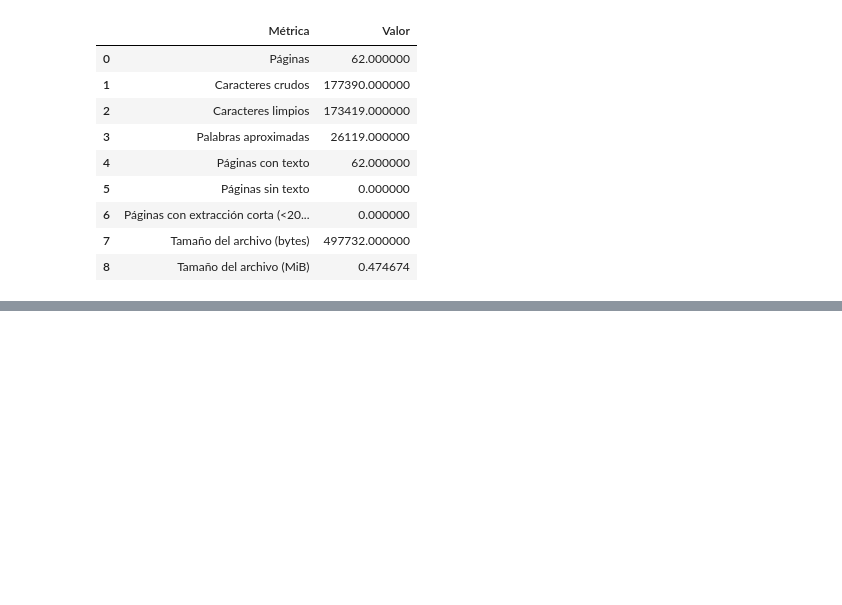
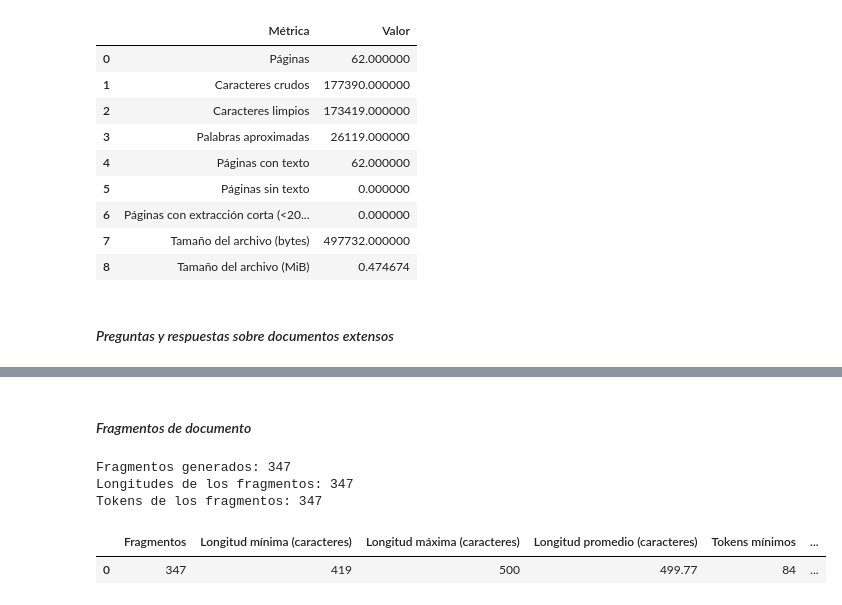
Before and after one commit to abner-rivas/Laboratorio---ML, a Jupyter notebook: laboratorio_ml_qa.ipynb, the cells around one changed output, grey strips where cells are left out. Saved outputs shown, nothing was run; the diff lists cells and outputs as text; code cells hidden in the pictures; blank space fills up the shorter version.

Commit message:
feat: implementacion en proceso de aq para doc extensos

```diff
--- a/laboratorio_ml_qa.ipynb
+++ b/laboratorio_ml_qa.ipynb
@@ -1588,6 +1721,8 @@ display(tabla_estadisticas_documento)
 | 6 | Páginas con extracción corta (<20... | 0.000000 |
 | 7 | Tamaño del archivo (bytes) | 497732.000000 |
 | 8 | Tamaño del archivo (MiB) | 0.474674 |
+# %% [markdown]
+#### *Preguntas y respuestas sobre documentos extensos*
 # %%
 #-------------------------------------------------------
 # Preguntas sobre el documento oficial
@@ -1739,3 +1874,5 @@ display(tabla_preguntas_documento)
 | 7 | 8 | Difícil | ¿Según qué reglamento se tramita ... | Reglamento General del Sistema de... | Artículo 68 | 20 | de acuerdo con lo expresado en el... |
 | 8 | 9 | Difícil | ¿Cuándo entra en vigencia el Regl... | ocho días después de su publicaci... | Artículo 258 | 62 | El presente Reglamento entrará en... |
 | 9 | 10 | Límite de fragmento | ¿Por cuánto tiempo se amplía auto... | un año académico más | Artículo 184 | 45 | la calidad de egresado se ampliar... |
+# %% [markdown]
+#### *Fragmentos de documento*
@@ -1741,0 +1901,38 @@ display(tabla_preguntas_documento)
+# %%
+# -------------------------------------------------------
+# Fragmentación del documento oficial y análisis de estadísticas
+# -------------------------------------------------------
+
+fragmentos_documento = dividir_contexto_en_fragmentos(
+    texto_documento,
+    chunk_size=CONFIGURACION_BASE["chunk_size"],
+    overlap=CONFIGURACION_BASE["overlap"],
+    unidad=CONFIGURACION_BASE["unidad"]
+)
+
+longitudes_base = [len(frag) for frag in fragmentos_documento]
+tokens_base = [len(tokenizer_documentos.tokenize(frag)) for frag in fragmentos_documento]
+
+estadisticas_fragmentos = pd.DataFrame([ {
+    "Fragmentos": len(fragmentos_documento),
+    "Longitud mínima (caracteres)": min(longitudes_base),
+    "Longitud máxima (caracteres)": max(longitudes_base),
+    "Longitud promedio (caracteres)": sum(longitudes_base) / len(longitudes_base),
+    "Tokens mínimos": min(tokens_base),
+    "Tokens máximos": max(tokens_base),
+    "Tokens promedio": sum(tokens_base) / len(tokens_base),
+}])
+
+print(f"Fragmentos generados: {len(fragmentos_documento)}")
+print(f"Longitudes de los fragmentos: {len(longitudes_base)}")
+print(f"Tokens de los fragmentos: {len(tokens_base)}")
+display(estadisticas_fragmentos.style.format({
+    "Longitud promedio (caracteres)": "{:.2f}",
+    "Tokens promedio": "{:.2f}"
+}))
+# %% [output]
+Fragmentos generados: 347
+Longitudes de los fragmentos: 347
+Tokens de los fragmentos: 347
+|  | Fragmentos | Longitud mínima (caracteres) | Longitud máxima (caracteres) | Longitud promedio (caracteres) | Tokens mínimos | ... |
+| 0 | 347 | 419 | 500 | 499.77 | 84 | ... |
```
Also changed, not shown: parts of 11 cells of this notebook.
